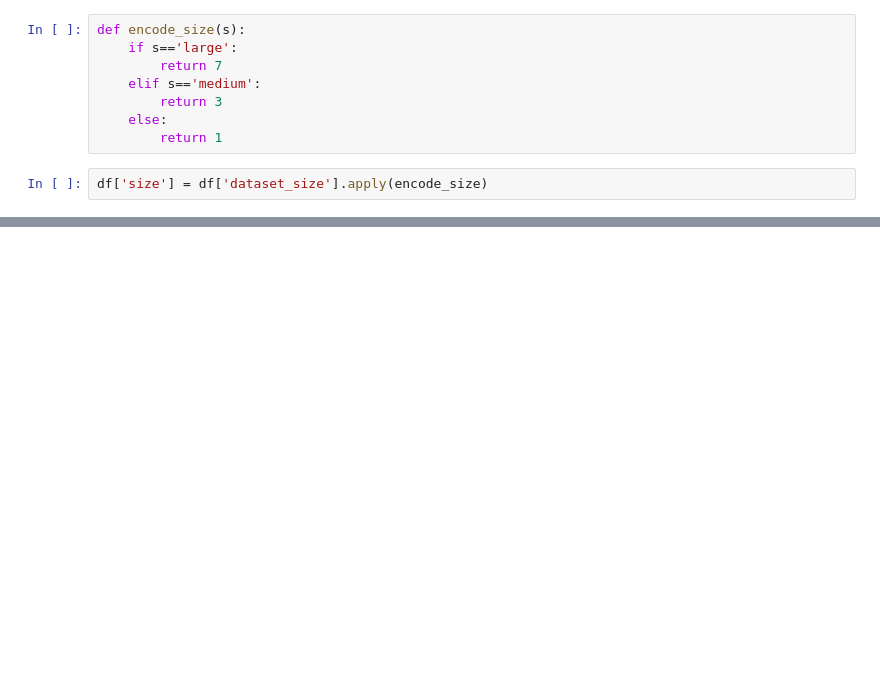
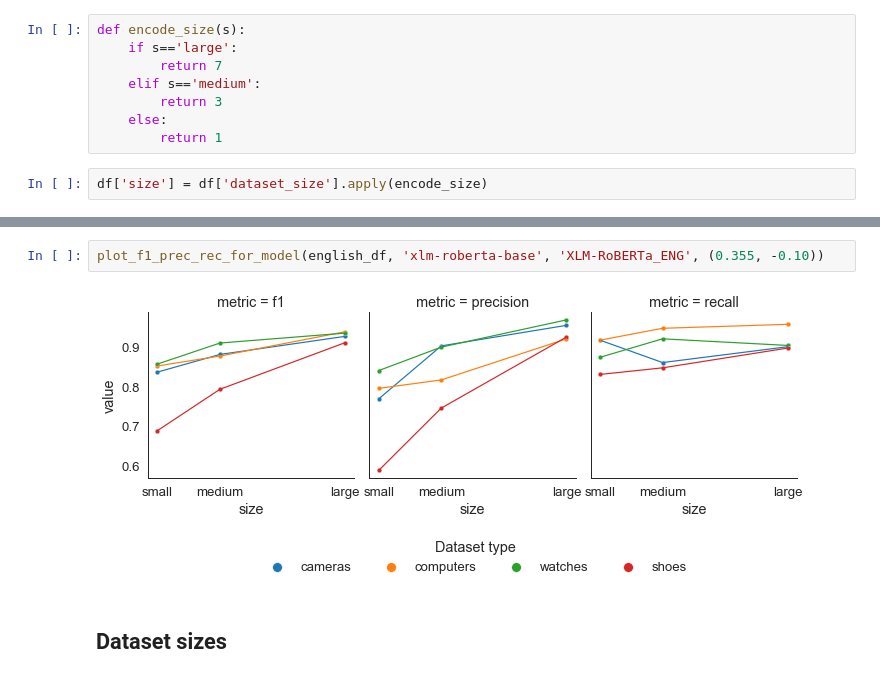
Before and after one commit to mozdzonekm/mlt4pm, a Jupyter notebook: results/results_analysis.ipynb, the cells around one changed output, grey strips where cells are left out. Drawn from its saved outputs; the diff is of its cells as text; blank space fills up the shorter version.

```diff
--- a/results/results_analysis.ipynb
+++ b/results/results_analysis.ipynb
@@ -81,0 +102,6 @@ plot_f1_prec_rec_for_model(df, 'xlm-roberta-base', 'XLM-RoBERTa')
+# %%
+plot_f1_prec_rec_for_model(english_df, 'xlm-roberta-base', 'XLM-RoBERTa_ENG', (0.355, -0.10))
+# %% [output]
+[figure, added]
+# %% [markdown]
+## Dataset sizes
```
Also changed, not shown: parts of 16 cells of this notebook, 9 other files.
